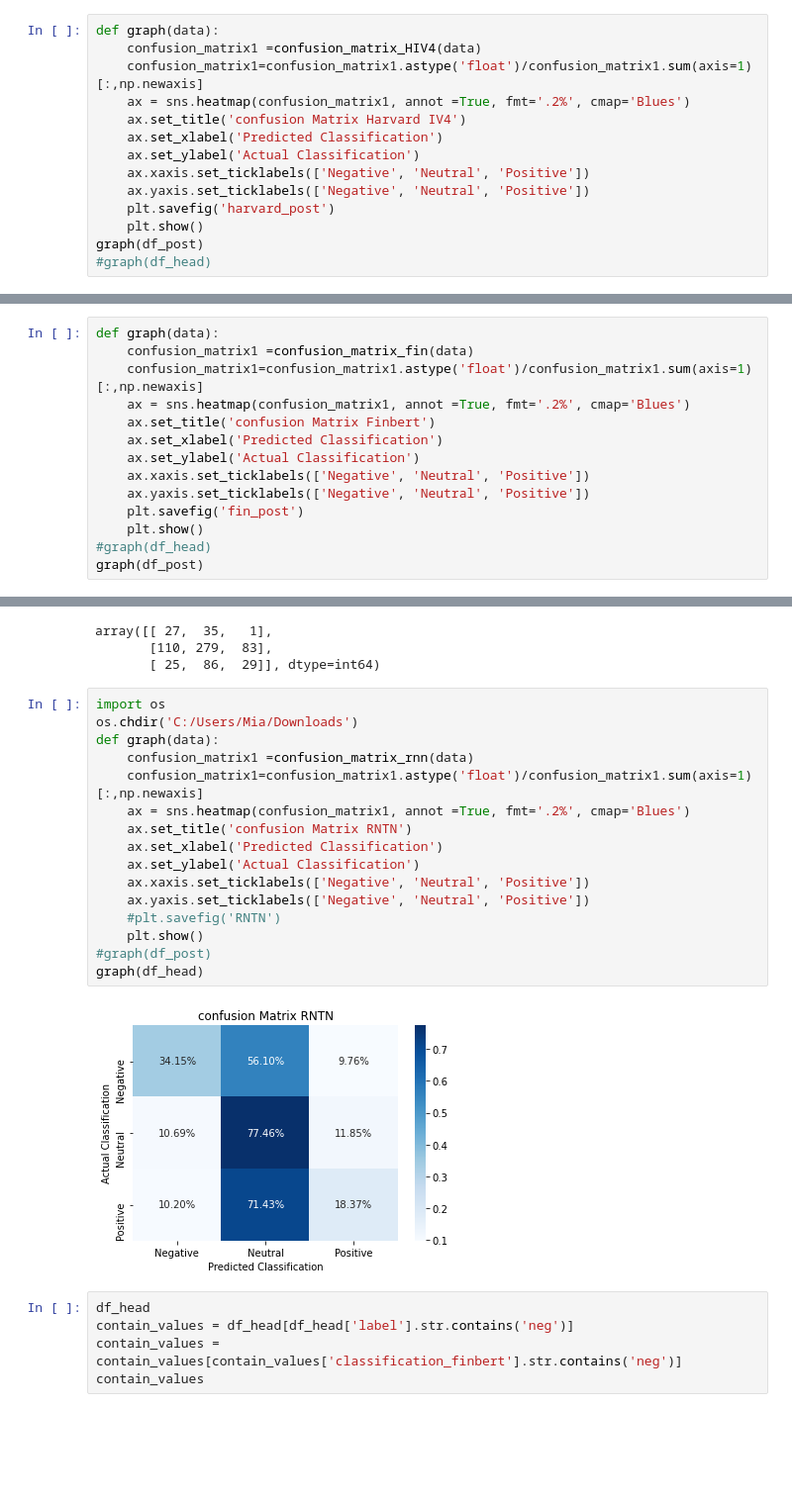
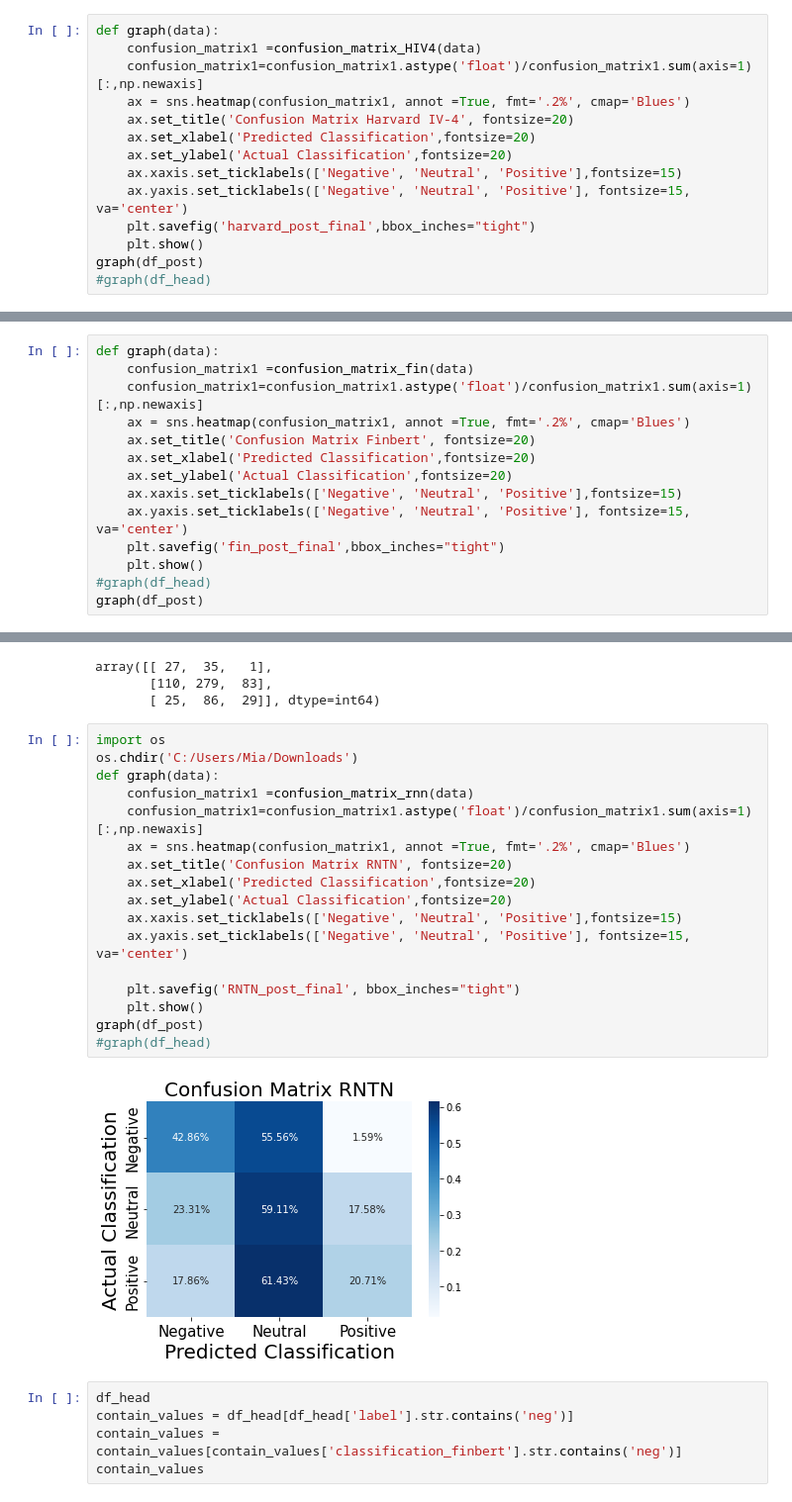
Before and after one commit to BramFin/thesisNLP, a Jupyter notebook: FIQAnew.ipynb, the cells around one changed output, grey strips where cells are left out. Shown: that part at 99% size. Drawn from its saved outputs; the diff is of its cells as text; blank space fills up the shorter version.

```diff
--- a/FIQAnew.ipynb
+++ b/FIQAnew.ipynb
@@ -167,12 +167,12 @@ def graph(data):
     confusion_matrix1 =confusion_matrix_HIV4(data)
     confusion_matrix1=confusion_matrix1.astype('float')/confusion_matrix1.sum(axis=1)[:,np.newaxis]
     ax = sns.heatmap(confusion_matrix1, annot =True, fmt='.2%', cmap='Blues')
-    ax.set_title('confusion Matrix Harvard IV4')
-    ax.set_xlabel('Predicted Classification')
-    ax.set_ylabel('Actual Classification')
-    ax.xaxis.set_ticklabels(['Negative', 'Neutral', 'Positive'])
-    ax.yaxis.set_ticklabels(['Negative', 'Neutral', 'Positive'])
-    plt.savefig('harvard_post')
+    ax.set_title('Confusion Matrix Harvard IV-4', fontsize=20)
+    ax.set_xlabel('Predicted Classification',fontsize=20)
+    ax.set_ylabel('Actual Classification',fontsize=20)
+    ax.xaxis.set_ticklabels(['Negative', 'Neutral', 'Positive'],fontsize=15)
+    ax.yaxis.set_ticklabels(['Negative', 'Neutral', 'Positive'], fontsize=15, va='center')
+    plt.savefig('harvard_post_final',bbox_inches="tight")
     plt.show()
 graph(df_post)
 #graph(df_head)
@@ -237,12 +237,12 @@ def graph(data):
     confusion_matrix1 =confusion_matrix_fin(data)
     confusion_matrix1=confusion_matrix1.astype('float')/confusion_matrix1.sum(axis=1)[:,np.newaxis]
     ax = sns.heatmap(confusion_matrix1, annot =True, fmt='.2%', cmap='Blues')
-    ax.set_title('confusion Matrix Finbert')
-    ax.set_xlabel('Predicted Classification')
-    ax.set_ylabel('Actual Classification')
-    ax.xaxis.set_ticklabels(['Negative', 'Neutral', 'Positive'])
-    ax.yaxis.set_ticklabels(['Negative', 'Neutral', 'Positive'])
-    plt.savefig('fin_post')
+    ax.set_title('Confusion Matrix Finbert', fontsize=20)
+    ax.set_xlabel('Predicted Classification',fontsize=20)
+    ax.set_ylabel('Actual Classification',fontsize=20)
+    ax.xaxis.set_ticklabels(['Negative', 'Neutral', 'Positive'],fontsize=15)
+    ax.yaxis.set_ticklabels(['Negative', 'Neutral', 'Positive'], fontsize=15, va='center')
+    plt.savefig('fin_post_final',bbox_inches="tight")
     plt.show()
 #graph(df_head)
 graph(df_post)
@@ -303,21 +319,22 @@ array([[ 27,  35,   1],
 # %%
 import os
 os.chdir('C:/Users/Mia/Downloads')
 def graph(data):
     confusion_matrix1 =confusion_matrix_rnn(data)
     confusion_matrix1=confusion_matrix1.astype('float')/confusion_matrix1.sum(axis=1)[:,np.newaxis]
     ax = sns.heatmap(confusion_matrix1, annot =True, fmt='.2%', cmap='Blues')
-    ax.set_title('confusion Matrix RNTN')
-    ax.set_xlabel('Predicted Classification')
-    ax.set_ylabel('Actual Classification')
-    ax.xaxis.set_ticklabels(['Negative', 'Neutral', 'Positive'])
-    ax.yaxis.set_ticklabels(['Negative', 'Neutral', 'Positive'])
-    #plt.savefig('RNTN')
+    ax.set_title('Confusion Matrix RNTN', fontsize=20)
+    ax.set_xlabel('Predicted Classification',fontsize=20)
+    ax.set_ylabel('Actual Classification',fontsize=20)
+    ax.xaxis.set_ticklabels(['Negative', 'Neutral', 'Positive'],fontsize=15)
+    ax.yaxis.set_ticklabels(['Negative', 'Neutral', 'Positive'], fontsize=15, va='center')
+
+    plt.savefig('RNTN_post_final', bbox_inches="tight")
     plt.show()
-#graph(df_post)
-graph(df_head)
+graph(df_post)
+#graph(df_head)
 # %% [output]
-[figure, old version]
+[figure, new version]
 # %%
 df_head
 contain_values = df_head[df_head['label'].str.contains('neg')]
```
Also changed, not shown: parts of 14 cells of this notebook, 1 other file.
